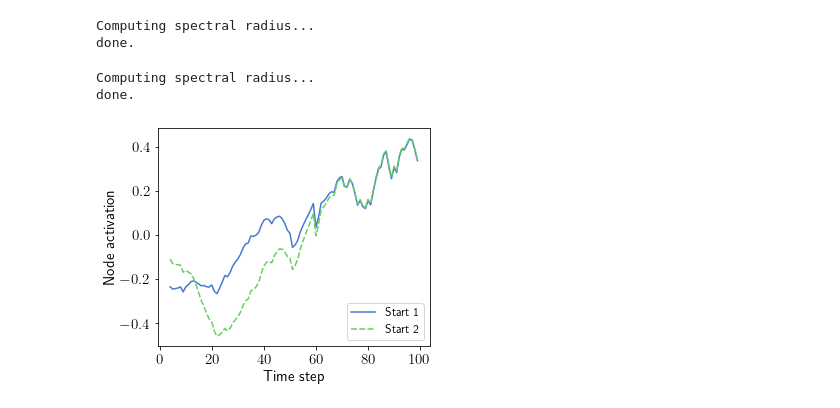
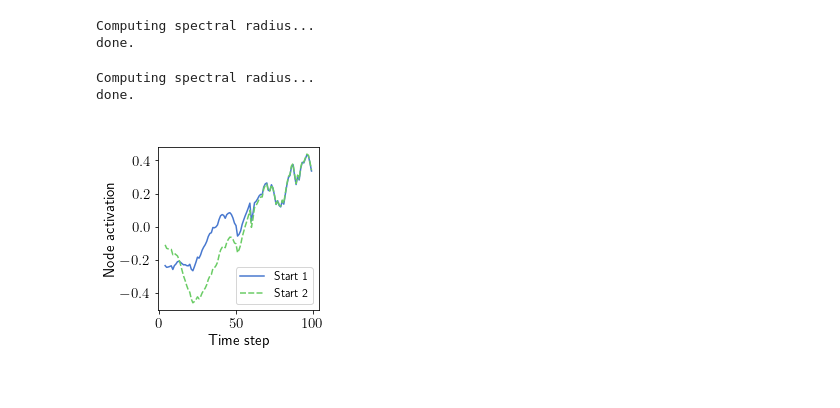
Before and after one commit to mcndt/thesis-plant-reservoir-computing, a Jupyter notebook: notebooks/toy_demos/toy_demo_input_sep_fading_mem.ipynb, the cells around one changed output. Cells and saved outputs as stored; diff of their text form; code cells hidden in the pictures.

```diff
--- a/notebooks/toy_demos/toy_demo_input_sep_fading_mem.ipynb
+++ b/notebooks/toy_demos/toy_demo_input_sep_fading_mem.ipynb
@@ -35,7 +35,7 @@ y_hat_linear = model_linear.predict(x_input.reshape(-1, 1))
 # y_linear_input = np.exp(y_input)
 
 with plt.style.context('seaborn-muted'):
-  fig, (ax1, ax2) = plt.subplots(1, 2, figsize=(7, 4), constrained_layout=False, sharey=True, sharex=True)
+  fig, (ax1, ax2) = plt.subplots(1, 2, figsize=(7 / 4 * 3.5, 3.5), constrained_layout=False, sharey=True, sharex=True)
 
   colors = sns.color_palette()
 
@@ -46,8 +46,8 @@ with plt.style.context('seaborn-muted'):
   sns.lineplot(x=x_input, y=y_hat_linear, ax=ax2, color=colors[2], linewidth=3, label='Linear model')
 
   for ax in (ax1, ax2):
-    ax.set_xlabel('Feature 1')
-    ax.set_ylabel('Feature 2')
+    ax.set_xlabel('Reservoir state')
+    ax.set_ylabel('Target')
     ax.legend(loc='lower right')
   ax1.set_title('Nonlinear relation')
   ax2.set_title('Linear relation')
@@ -61,7 +61,7 @@ with plt.style.context('seaborn-muted'):
 # %%
 class EchoStateNetwork:
 
-  def __init__(self, *, in_size, res_size, leak_rate, random_seed=42, X_init=None):
+  def __init__(self, *, in_size, res_size, leak_rate, random_seed=42, X_init=None, radius=1.25):
     self.in_size = in_size
     self.res_size = res_size
     self.leak_rate = leak_rate
@@ -70,6 +70,7 @@ class EchoStateNetwork:
     self.W_in = None
     self.W_res = None
     self.X_init = X_init
+    self.radius = radius
     self._init_reservoir()
 
   def _init_reservoir(self):
@@ -83,7 +84,7 @@ class EchoStateNetwork:
     print('Computing spectral radius...')
     rhoW = max(abs(np.linalg.eig(self.W_res)[0]))
     print('done.')
-    self.W_res *= 1.25 / rhoW
+    self.W_res *= self.radius / rhoW
 
     # Generating the initial reservoir
     if self.X_init is None:
@@ -132,7 +133,7 @@ VIZ_NEURON = 60
 
 # setup
 in_series = X.to_numpy()[:INPUT_LEN]
-model = EchoStateNetwork(in_size=in_series.shape[1], res_size=RES_SIZE, leak_rate=LEAK_RATE, random_seed=42)
+model = EchoStateNetwork(in_size=in_series.shape[1], res_size=RES_SIZE, leak_rate=LEAK_RATE, random_seed=42, radius=1.25)
 X_init_0 = (np.random.rand((RES_SIZE)) * 2) - 1
 X_init_1 = (np.random.rand((RES_SIZE)) * 2) - 1
 reservoirs = [X_init_0, X_init_1]
@@ -140,32 +141,33 @@ reservoirs = [X_init_0, X_init_1]
 
 # execution
 X_hists = []
 for X_init in reservoirs:
   model.X_init = X_init
   X_hist = model.feed_input(in_series)
   X_hists.append(X_hist)
 
 
 # np.random.seed(42)
 # for VIZ_NEURON in np.random.randint(0, 100, 10):
 
 X_hist0, X_hist1 = X_hists
 X_traj0 = X_hist0[:, VIZ_NEURON]
 X_traj1 = X_hist1[:, VIZ_NEURON]
 X_traj = np.column_stack((X_traj0, X_traj1))
 traj_df = pd.DataFrame(X_traj, columns=('Start 1', 'Start 2'))
 
 
 with plt.style.context('seaborn-muted'):
-  fig, ax = plt.subplots(1, 1, figsize=(5, 4), constrained_layout=False)
+  fig, ax = plt.subplots(1, 1, figsize=(3.5, 3.5), constrained_layout=False)
   sns.lineplot(data=traj_df.iloc[4:100], ax=ax)
   ax.set_xlabel('Time step')
   ax.set_ylabel('Node activation')
   ax.legend(loc='lower right')
+  ax.set_title(' ')
   plt.tight_layout()
   plt.savefig('explainer_fading_mem.png', dpi=200, facecolor='white')
   plt.show()
 # %% [output]
 Computing spectral radius...
 done.
-[figure, old version]
+[figure, new version]
```
Also changed, not shown: parts of 2 cells of this notebook, 2 other files.
